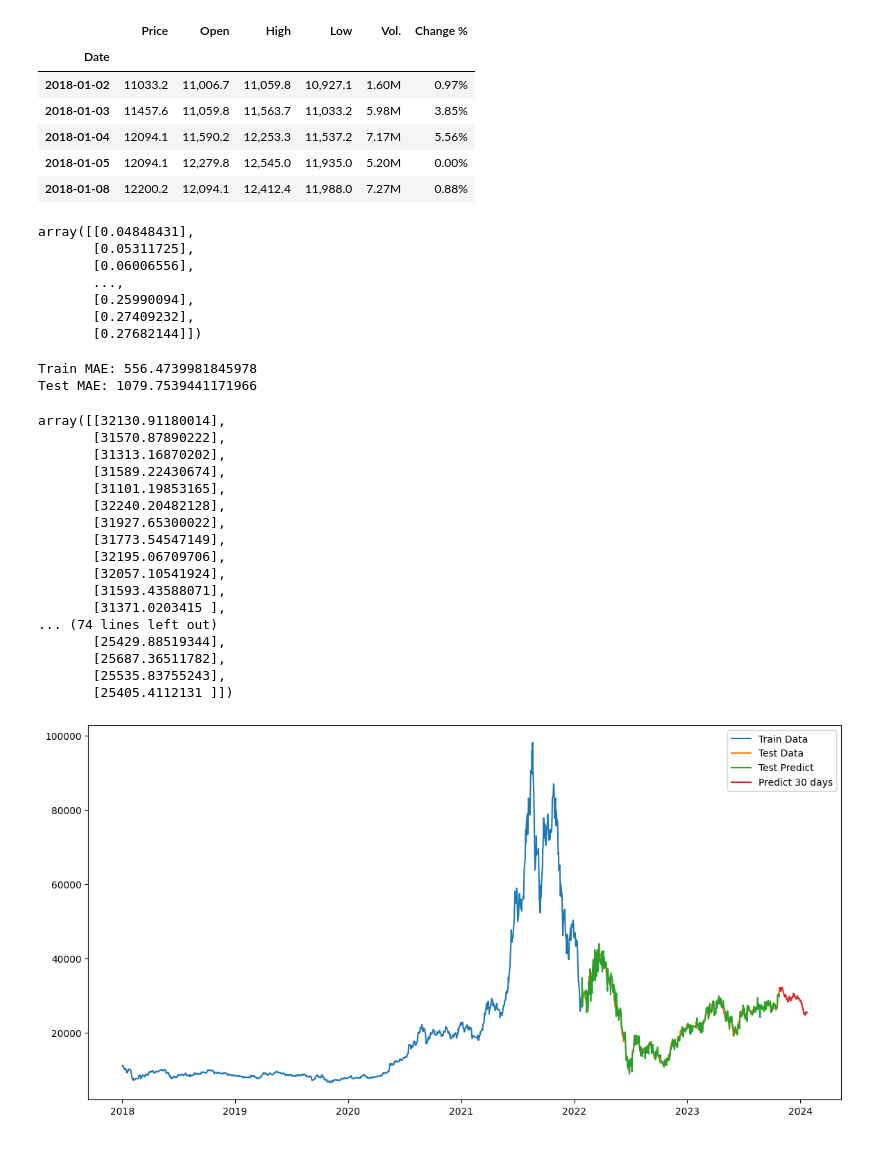
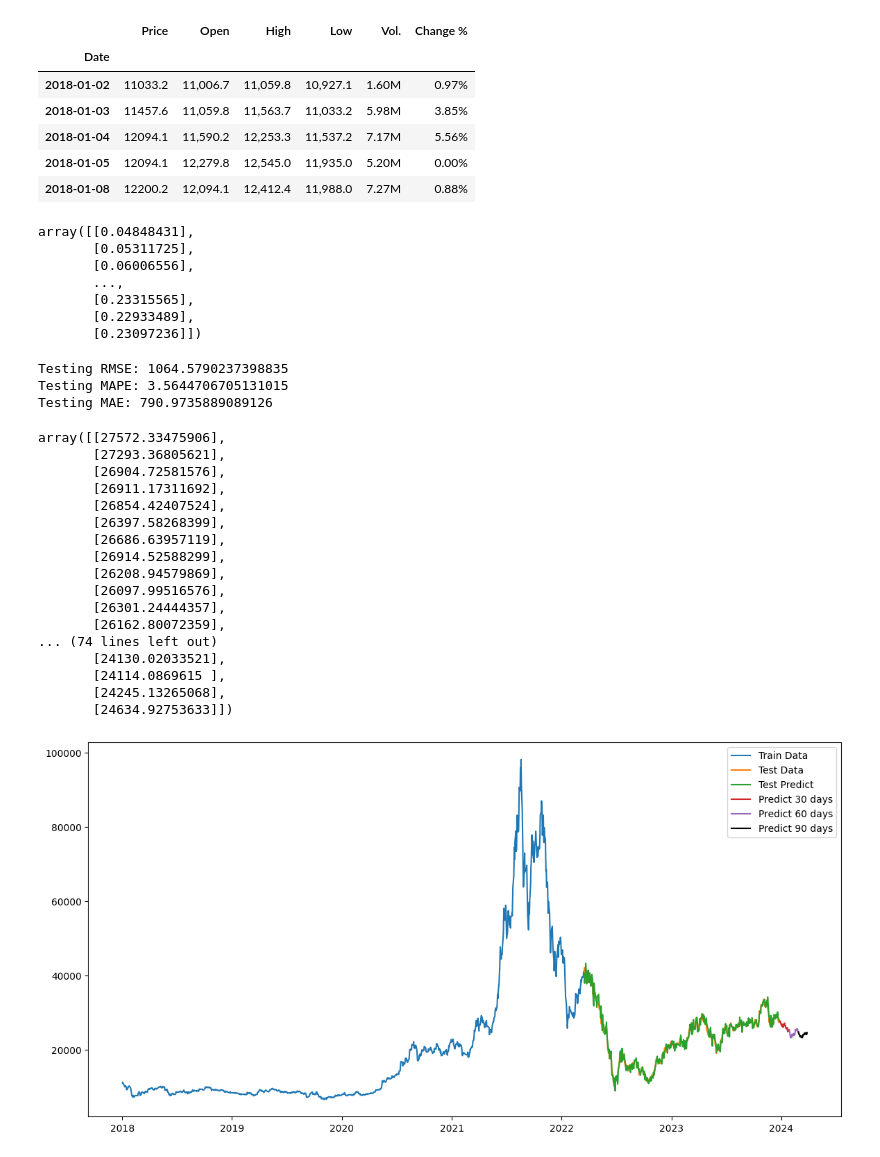
Before and after one commit to duonguwu/IS403_O21_04, a Jupyter notebook: Model/LR/Team4_LinearRegression_DIG_7-3.ipynb, the cells around one changed output. Drawn from its saved outputs; the diff is of its cells as text; code cells hidden in the pictures.

Commit message:
week 6 new data lR and add TBATS

```diff
--- a/Model/LR/Team4_LinearRegression_DIG_7-3.ipynb
+++ b/Model/LR/Team4_LinearRegression_DIG_7-3.ipynb
@@ -13,7 +13,7 @@ from sklearn.linear_model import LinearRegression
 from sklearn.preprocessing import MinMaxScaler
 from sklearn.metrics import mean_absolute_error
 # %%
-df = pd.read_csv('/content/drive/MyDrive/Colab Notebooks/FinalProject_BA/DIG Historical Data.csv')
+df = pd.read_csv('/content/drive/MyDrive/Colab Notebooks/FinalProject_BA/DIG Historical Data 1_6.csv')
 df.head()
 # %% [output]
 |  | Date | Price | Open | High | Low | Vol. | Change % |
@@ -52,9 +52,9 @@ array([[0.04848431],
        [0.05311725],
        [0.06006556],
        ...,
-       [0.25990094],
-       [0.27409232],
-       [0.27682144]])
+       [0.23315565],
+       [0.22933489],
+       [0.23097236]])
 # %%
 # Prepare the dataset
 def create_dataset(data, time_step=1):
@@ -88,15 +88,17 @@ test_predict = scaler.inverse_transform(test_predict.reshape(-1, 1))
 y_train = scaler.inverse_transform(y_train.reshape(-1, 1))
 y_test = scaler.inverse_transform(y_test.reshape(-1, 1))
 
-# Calculate mean absolute error
-train_mae = mean_absolute_error(y_train, train_predict)
-test_mae = mean_absolute_error(y_test, test_predict)
-
-print(f'Train MAE: {train_mae}')
-print(f'Test MAE: {test_mae}')
+test_rmse = np.sqrt(np.mean((test_predict - y_test)**2))
+print('Testing RMSE:', test_rmse)
+from sklearn.metrics import mean_absolute_error
+test_mae = mean_absolute_error(test_predict, y_test)
+test_mape = np.mean(np.abs(test_predict - y_test)/np.abs(test_predict))*100
+print('Testing MAPE:', test_mape)
+print('Testing MAE:', test_mae)
 # %% [output]
-Train MAE: 556.4739981845978
-Test MAE: 1079.7539441171966
+Testing RMSE: 1064.5790237398835
+Testing MAPE: 3.5644706705131015
+Testing MAE: 790.9735889089126
 # %%
 # Predict future 30 days
 x_input = df1[len(df1) - time_step:].reshape(1, -1)
@@ -126,50 +128,49 @@ future_predict = scaler.inverse_transform(np.array(lst_output).reshape(-1, 1))
 # %%
 future_predict
 # %% [output]
-array([[32130.91180014],
-       [31570.87890222],
-       [31313.16870202],
-       [31589.22430674],
-       [31101.19853165],
-       [32240.20482128],
-       [31927.65300022],
-       [31773.54547149],
-       [32195.06709706],
-       [32057.10541924],
-       [31593.43588071],
-       [31371.0203415 ],
+array([[27572.33475906],
+       [27293.36805621],
+       [26904.72581576],
+       [26911.17311692],
+       [26854.42407524],
+       [26397.58268399],
+       [26686.63957119],
+       [26914.52588299],
+       [26208.94579869],
+       [26097.99516576],
+       [26301.24444357],
+       [26162.80072359],
 ... (74 lines left out)
-       [25429.88519344],
-       [25687.36511782],
-       [25535.83755243],
-       [25405.4112131 ]])
+       [24130.02033521],
+       [24114.0869615 ],
+       [24245.13265068],
+       [24634.92753633]])
 # %%
-# Calculate the start and end dates for the future predictions
-start_date = df.index[-1] + pd.Timedelta(days=1)
-end_date = start_date + pd.Timedelta(days=89)  # 30 days including start_date
-predict_dates = pd.date_range(start=start_date, end=end_date)
-
 # Plot the results
 plt.figure(figsize=(14, 7))
 
 # Plot train data
 plt.plot(df.index[:train_size], y_train, label='Train Data')
 
 # Plot test data
 plt.plot(df.index[train_size:train_size + test_size], y_test, label='Test Data')
 
 # Plot test predict data
 plt.plot(df.index[train_size:train_size + test_size], test_predict, label='Test Predict')
 
 last_test_date = df.index[train_size + test_size - 1]
-future_predict_dates = pd.date_range(start=last_test_date + pd.Timedelta(days=1), periods=90)
-plt.plot(future_predict_dates, future_predict, label='Predict 30 days')
+future_predict_dates = pd.date_range(start=last_test_date + pd.Timedelta(days=1), periods=30)
+future_predict_dates_1 = pd.date_range(start=last_test_date + pd.Timedelta(days=31), periods=30)
+future_predict_dates_2 = pd.date_range(start=last_test_date + pd.Timedelta(days=61), periods=30)
 
+plt.plot(future_predict_dates, future_predict[0:30], label='Predict 30 days')
+plt.plot(future_predict_dates_1, future_predict[30:60], label='Predict 60 days')
+plt.plot(future_predict_dates_2, future_predict[60:90], label='Predict 90 days', color='black')
 
 # Display the legend
 plt.legend()
 
 # Display the plot
 plt.show()
 # %% [output]
-[figure, old version]
+[figure, new version]
```
Also changed, not shown: parts of 1 cell of this notebook, 15 other files.
